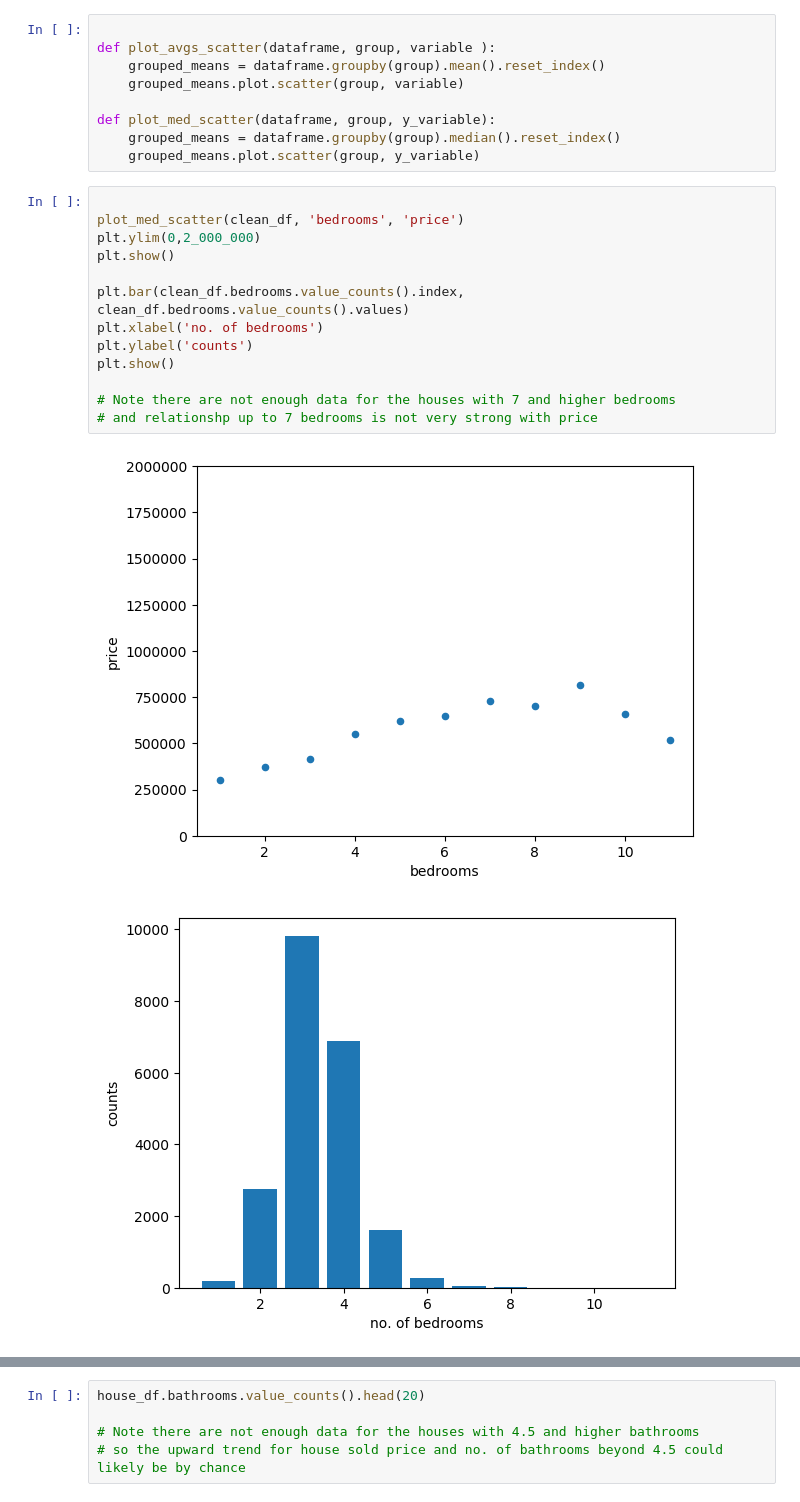
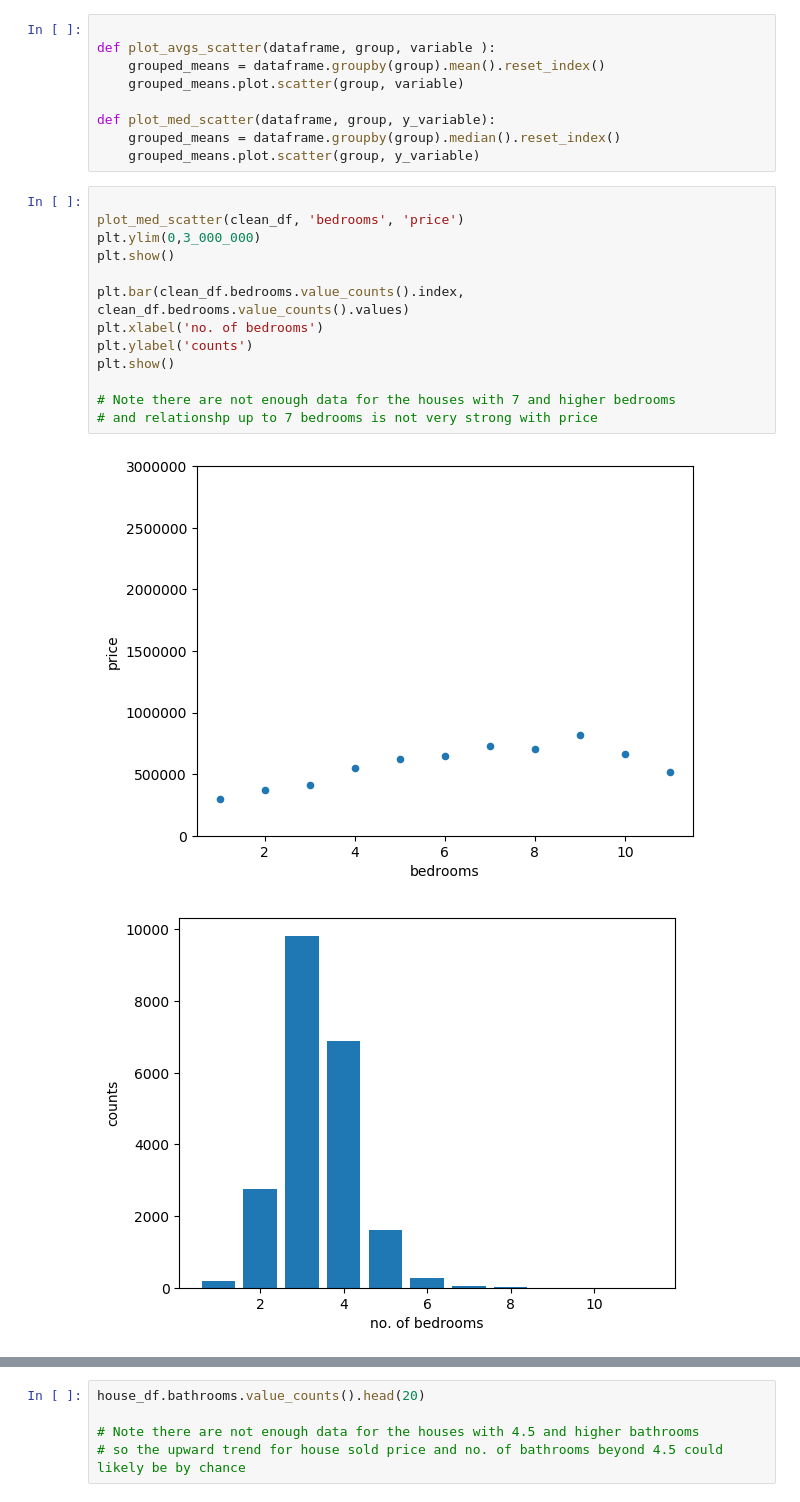
Before and after one commit to tinacliu/dsc-mod1_project, a Jupyter notebook: final project analysis.ipynb, the cells around one changed output, grey strips where cells are left out. Saved outputs shown, nothing was run; the diff lists cells and outputs as text.

```diff
--- a/final project analysis.ipynb
+++ b/final project analysis.ipynb
@@ -753,18 +753,18 @@ def plot_med_scatter(dataframe, group, y_variable):
 # %%
 
 plot_med_scatter(clean_df, 'bedrooms', 'price')
-plt.ylim(0,2_000_000)
+plt.ylim(0,3_000_000)
 plt.show()
 
 plt.bar(clean_df.bedrooms.value_counts().index, clean_df.bedrooms.value_counts().values)
 plt.xlabel('no. of bedrooms')
 plt.ylabel('counts')
 plt.show()
 
 # Note there are not enough data for the houses with 7 and higher bedrooms
 # and relationshp up to 7 bedrooms is not very strong with price
 # %% [output]
-[figure, old version]
+[figure, new version]
 [figure]
 # %%
 plot_med_scatter(clean_df, 'bathrooms', 'price')
```
Also changed, not shown: parts of 15 cells of this notebook.
